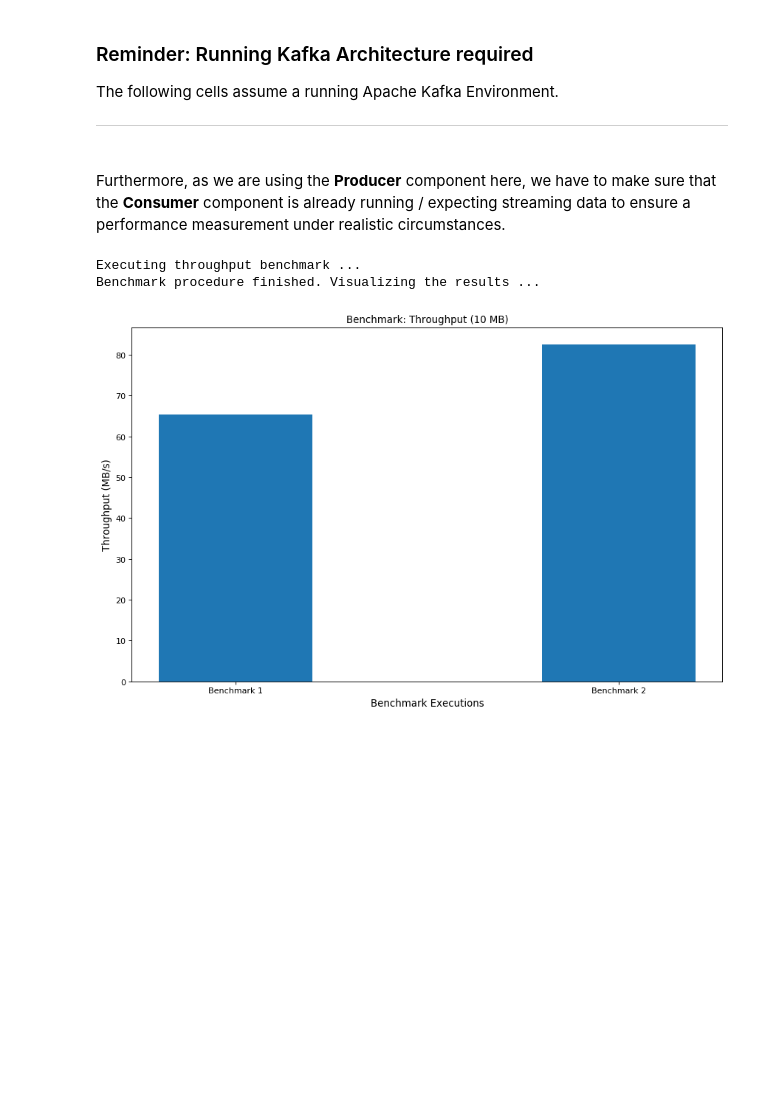
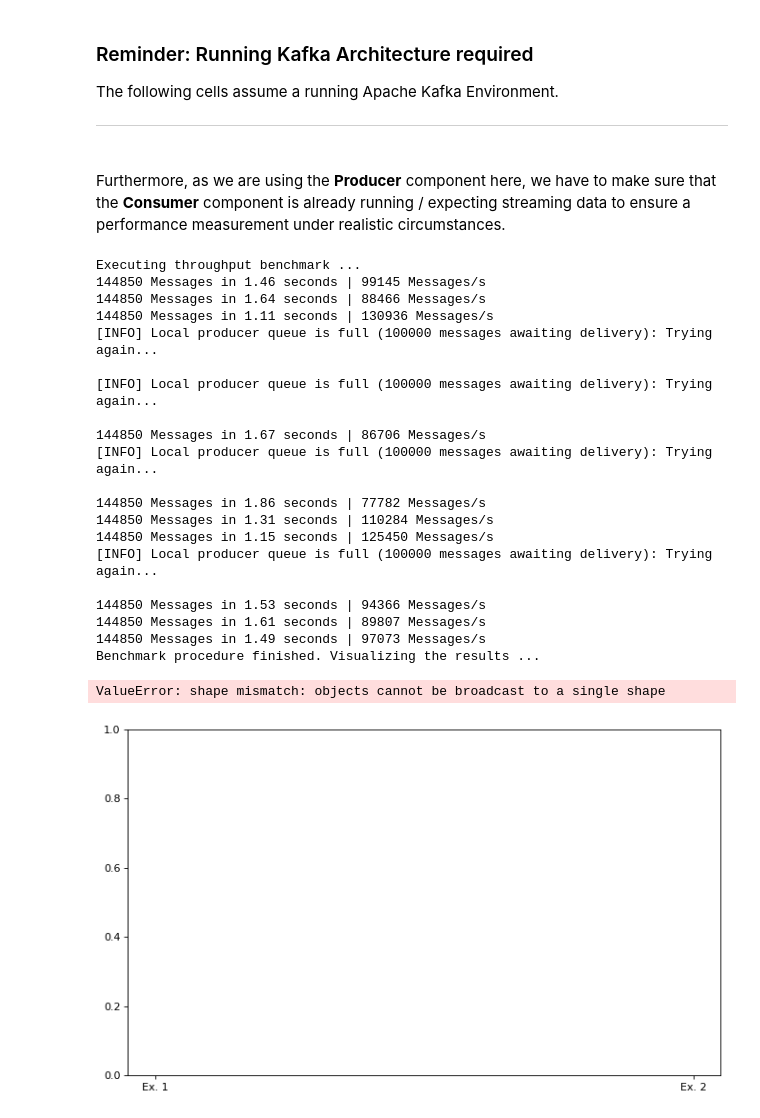
Before and after one commit to Manu10744/Stream-Analytics, a Jupyter notebook: kafka/analytics/one_broker/producer.ipynb, the cells around one changed output. Saved outputs shown, nothing was run; the diff lists cells and outputs as text; code cells hidden in the pictures; blank space fills up the shorter version.

Commit message:
Update benchmark functions

```diff
--- a/kafka/analytics/one_broker/producer.ipynb
+++ b/kafka/analytics/one_broker/producer.ipynb
@@ -20,7 +20,9 @@ import matplotlib.pyplot as plt
 
 # DATA_GENERATION_IN_MB = 1000 # ~ 1GB
 DATA_GENERATION_IN_MB = 100 # For Testing
+
 DATASET_SIZE_IN_MB = 10
+DATASET_SIZE_IN_MSGS = 14485
 
 TWITTER_DATA_PATH = "/home/ubuntu/Stream-Analytics/data/dataset.json"
 KAFKA_TOPIC_TWITTER = "twitter-stream"
@@ -92,7 +94,9 @@ def benchmark(data_vol:int = 1000, exec_count: int = 10):
     """
     print("Executing throughput benchmark ...")
 
-    throughputs = []
+    throughputs_in_mb = [] # MB/s
+    throughputs_in_msgs = [] # Messages/s
+    benchmark_msg_count = int(DATASET_SIZE_IN_MSGS * (data_vol / DATASET_SIZE_IN_MB))
     data_generation_steps = int(data_vol / DATASET_SIZE_IN_MB)
 
     with open(TWITTER_DATA_PATH, "r") as dataset:
@@ -116,26 +120,64 @@ def benchmark(data_vol:int = 1000, exec_count: int = 10):
             end = perf_counter()
 
             delta_seconds = float(end - start)
-            throughput = data_vol / delta_seconds
-            throughputs.append(throughput)
+            megabytes_per_second = data_vol / delta_seconds
+            msgs_per_second = int(benchmark_msg_count / delta_seconds)
 
+            print("{} Messages in {:.2f} seconds | {} Messages/s"
+              .format(benchmark_msg_count, delta_seconds, msgs_per_second))
+
+            throughputs_in_mb.append(megabytes_per_second)
+            throughputs_in_msgs.append(msgs_per_second)
     p.flush(30)
 
     print("Benchmark procedure finished. Visualizing the results ...")
+
+    # Plot MB/s results
     fig = plt.figure(figsize=(10, 6), dpi=80)
-    ax = fig.add_axes([0,0,1,1])
+    ax = plt.axes()
 
-    executions = ["Benchmark {0}".format(i) for i in range(1, len(throughputs)+1)]
-    ax.bar(executions, throughputs, width=0.4)
+    executions = ["Ex. {0}".format(i) for i in range(1, len(throughputs_in_mb))]
+    ax.bar(executions, throughputs_in_mb, width=0.4)
 
     ax.set_xlabel("Benchmark Executions", fontsize=12)
     ax.set_ylabel("Throughput (MB/s)", fontsize=12)
     ax.set_title("Benchmark: Throughput ({} MB)".format(data_vol))
     plt.show()
+
+    # Plot Messages/s results
+    fig = plt.figure(figsize=(10, 6), dpi=80)
+    ax = plt.axes()
+
+    ax.bar(executions, throughputs_in_msgs, width=0.4)
+
+    ax.set_xlabel("Benchmark Executions", fontsize=12)
+    ax.set_ylabel("Throughput (Messages/s)", fontsize=12)
+    ax.set_title("Benchmark: Throughput ({} Messages)".format(benchmark_msg_count))
+
+    plt.show()
 # %%
 # Execute the benchmark
-benchmark(data_vol=10, exec_count=2)
+benchmark(data_vol=100, exec_count=10)
 # %% [output]
 Executing throughput benchmark ...
+144850 Messages in 1.46 seconds | 99145 Messages/s
+144850 Messages in 1.64 seconds | 88466 Messages/s
+144850 Messages in 1.11 seconds | 130936 Messages/s
+[INFO] Local producer queue is full (100000 messages awaiting delivery): Trying again...
+
+[INFO] Local producer queue is full (100000 messages awaiting delivery): Trying again...
+
+144850 Messages in 1.67 seconds | 86706 Messages/s
+[INFO] Local producer queue is full (100000 messages awaiting delivery): Trying again...
+
+144850 Messages in 1.86 seconds | 77782 Messages/s
+144850 Messages in 1.31 seconds | 110284 Messages/s
+144850 Messages in 1.15 seconds | 125450 Messages/s
+[INFO] Local producer queue is full (100000 messages awaiting delivery): Trying again...
+
+144850 Messages in 1.53 seconds | 94366 Messages/s
+144850 Messages in 1.61 seconds | 89807 Messages/s
+144850 Messages in 1.49 seconds | 97073 Messages/s
 Benchmark procedure finished. Visualizing the results ...
+ValueError: shape mismatch: objects cannot be broadcast to a single shape
-[figure, old version]
+[figure, new version]
```
Also changed, not shown: 1 other file.
